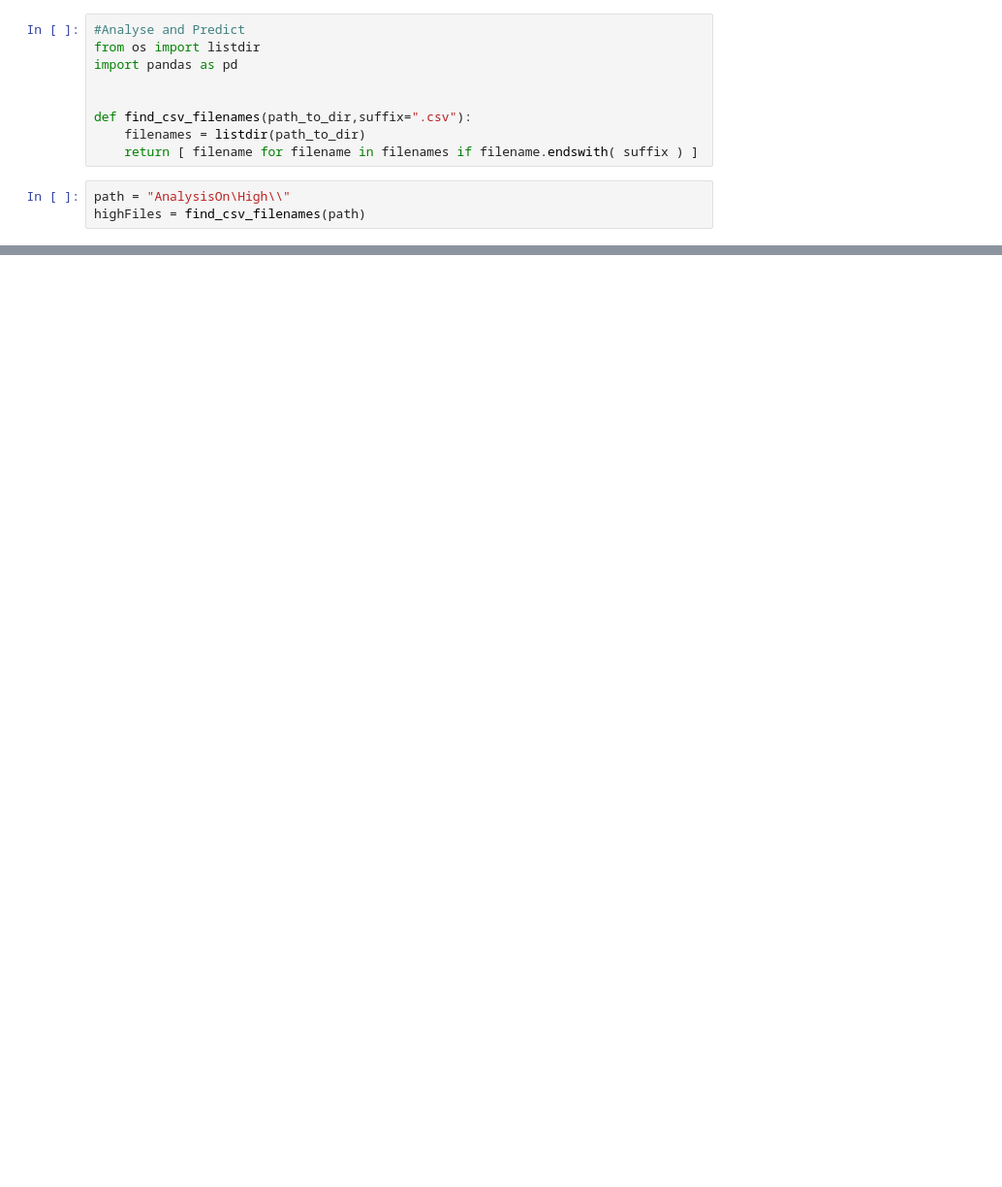
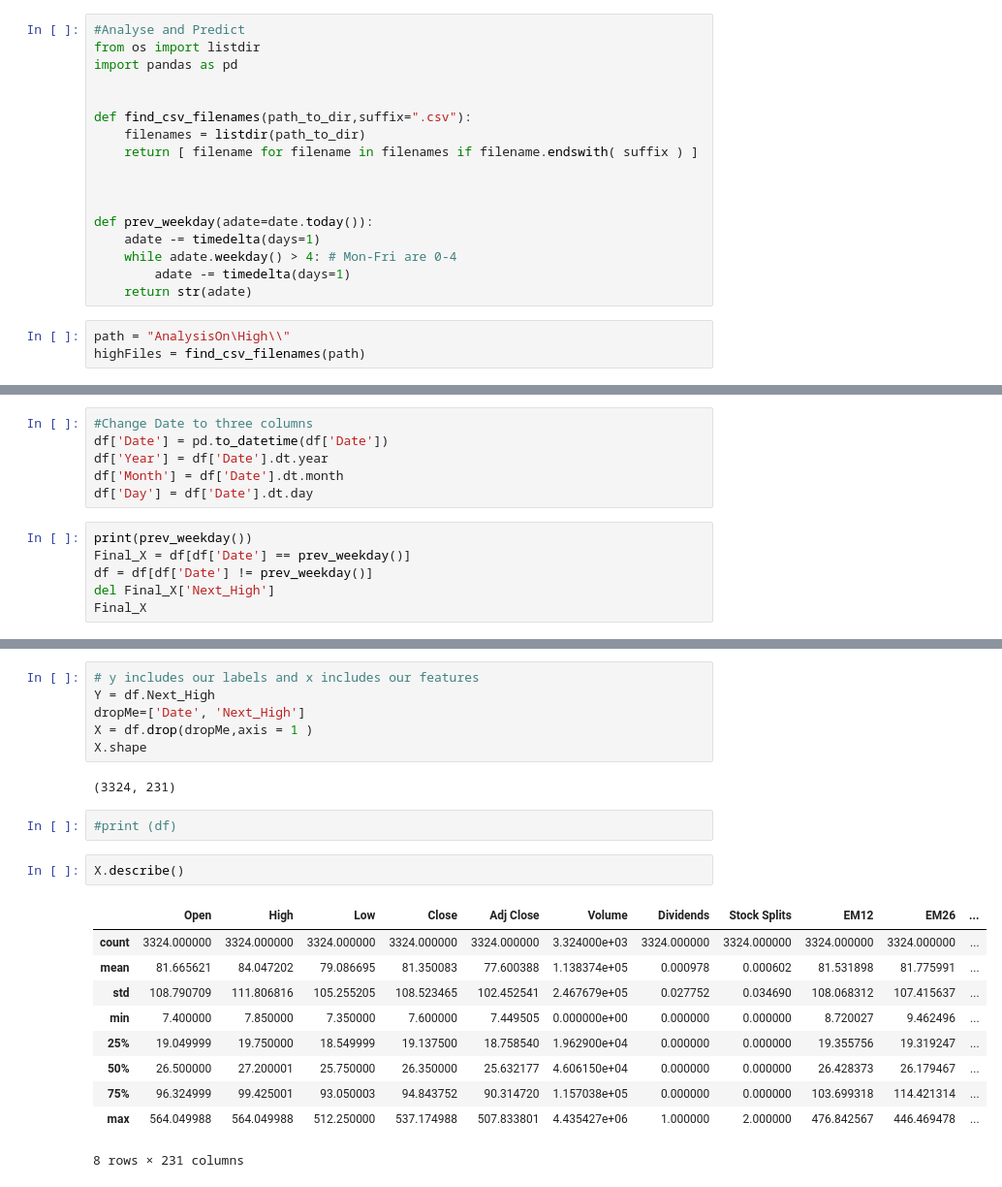
Before and after one commit to shivam1104/indian-stock-market-analysis, a Jupyter notebook: Train&Predict-High-Draft.ipynb, the cells around one changed output, grey strips where cells are left out. Shown: that part at 97% size. Cells and saved outputs as stored; diff of their text form; blank space fills up the shorter version.

```diff
--- a/Train&Predict-High-Draft.ipynb
+++ b/Train&Predict-High-Draft.ipynb
@@ -16,6 +23,14 @@ import pandas as pd
 def find_csv_filenames(path_to_dir,suffix=".csv"):
     filenames = listdir(path_to_dir)
     return [ filename for filename in filenames if filename.endswith( suffix ) ]
+
+
+
+def prev_weekday(adate=date.today()):
+    adate -= timedelta(days=1)
+    while adate.weekday() > 4: # Mon-Fri are 0-4
+        adate -= timedelta(days=1)
+    return str(adate)
 # %%
 path = "AnalysisOn\High\\"
 highFiles = find_csv_filenames(path)
@@ -45,0 +97,12 @@ final_Pred =
+# %%
+#Change Date to three columns
+df['Date'] = pd.to_datetime(df['Date'])
+df['Year'] = df['Date'].dt.year
+df['Month'] = df['Date'].dt.month
+df['Day'] = df['Date'].dt.day
+# %%
+print(prev_weekday())
+Final_X = df[df['Date'] == prev_weekday()]
+df = df[df['Date'] != prev_weekday()]
+del Final_X['Next_High']
+Final_X
@@ -45,0 +114,23 @@ final_Pred =
+# %%
+# y includes our labels and x includes our features
+Y = df.Next_High
+dropMe=['Date', 'Next_High']
+X = df.drop(dropMe,axis = 1 )
+X.shape
+# %% [output]
+(3324, 231)
+# %%
+#print (df)
+# %%
+X.describe()
+# %% [output]
+|  | Open | High | Low | Close | Adj Close | Volume | Dividends | Stock Splits | EM12 | EM26 | ... |
+| count | 3324.000000 | 3324.000000 | 3324.000000 | 3324.000000 | 3324.000000 | 3.324000e+03 | 3324.000000 | 3324.000000 | 3324.000000 | 3324.000000 | ... |
+| mean | 81.665621 | 84.047202 | 79.086695 | 81.350083 | 77.600388 | 1.138374e+05 | 0.000978 | 0.000602 | 81.531898 | 81.775991 | ... |
+| std | 108.790709 | 111.806816 | 105.255205 | 108.523465 | 102.452541 | 2.467679e+05 | 0.027752 | 0.034690 | 108.068312 | 107.415637 | ... |
+| min | 7.400000 | 7.850000 | 7.350000 | 7.600000 | 7.449505 | 0.000000e+00 | 0.000000 | 0.000000 | 8.720027 | 9.462496 | ... |
+| 25% | 19.049999 | 19.750000 | 18.549999 | 19.137500 | 18.758540 | 1.962900e+04 | 0.000000 | 0.000000 | 19.355756 | 19.319247 | ... |
+| 50% | 26.500000 | 27.200001 | 25.750000 | 26.350000 | 25.632177 | 4.606150e+04 | 0.000000 | 0.000000 | 26.428373 | 26.179467 | ... |
+| 75% | 96.324999 | 99.425001 | 93.050003 | 94.843752 | 90.314720 | 1.157038e+05 | 0.000000 | 0.000000 | 103.699318 | 114.421314 | ... |
+| max | 564.049988 | 564.049988 | 512.250000 | 537.174988 | 507.833801 | 4.435427e+06 | 1.000000 | 2.000000 | 476.842567 | 446.469478 | ... |
+8 rows × 231 columns
```
Also changed, not shown: parts of 27 cells of this notebook, 54 other files.
